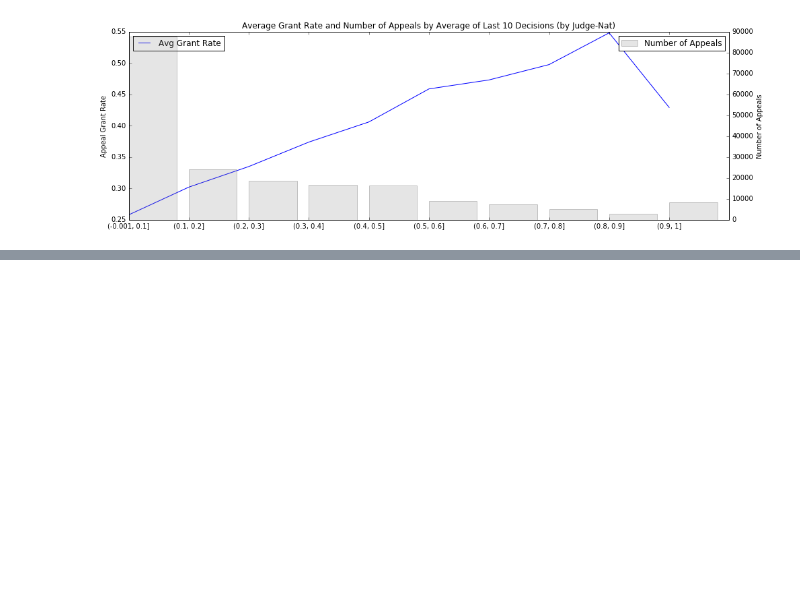
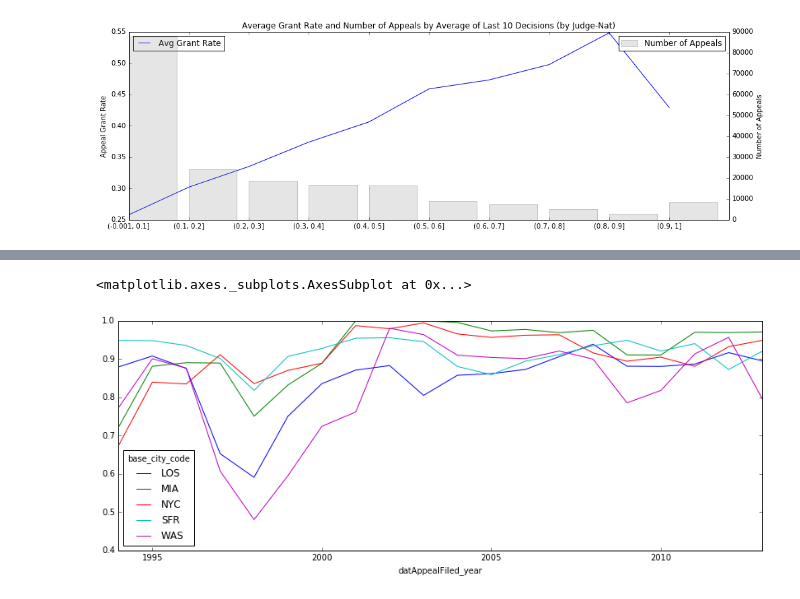
Before and after one commit to colinandrus/ml_course_project, a Jupyter notebook: notebooks/data_and_model_analysis.ipynb, the cells around one changed output, grey strips where cells are left out. Saved outputs shown, nothing was run; the diff lists cells and outputs as text; code cells hidden in the pictures; blank space fills up the shorter version.

Commit message:
predicted on non-appeals and compared propensity to appeal amongst likely successes

```diff
--- a/notebooks/data_and_model_analysis.ipynb
+++ b/notebooks/data_and_model_analysis.ipynb
@@ -165,0 +215,22 @@ last_10_judge = plot_feature(appeals, ['last_10_appeal_grant_by_judge_nat_bin'],
+# %%
+def sequential_model_prediction(df, appeals_df, cat_features, num_features, impute_methods, sequential_models):
+    """ Use sequential models to predict each year's outcomes  """
+
+    # initialize empty dictionary to collect all results
+    sequential_predictions = []
+
+    for i, year in enumerate(np.arange(1994, 2014, 1)):
+        _, X_test, _, _ = model_utils.get_model_data_by_year(
+            df, appeals_df, label=None, unique_id='idnproceeding', cat_features=cat_features,
+            num_features=num_features, impute_methods = impute_methods, predict_year=year)
+
+        # run and append predictions
+        model = sequential_models[i]
+        pred = pd.Series(data=model.predict(X_test), index=X_test.index.tolist())
+        sequential_predictions.append(pred)
+
+    return pd.DataFrame(pd.concat(sequential_predictions), columns=['pred'])
+# %%
+sequential_predictions = sequential_model_prediction(df=combined, appeals_df=appeals,cat_features=FULL_CAT_FEATURES,
+                                                     num_features=FULL_NUM_FEATURES, impute_methods=FULL_IMPUTE_METHODS,
+                                                     sequential_models=sequential_models)
@@ -165,0 +240,8 @@ last_10_judge = plot_feature(appeals, ['last_10_appeal_grant_by_judge_nat_bin'],
+# %%
+combined_pred = combined.merge(sequential_predictions, how='inner', left_on='idnproceeding', right_index=True)
+combined_pred_summary = combined_pred.groupby(['appealed', 'pred']).size().unstack()
+print("Model predicted only {:.1f}% of denied respondents who didn't appeal, would have been successful had they appealed.".format(
+    100 * float(combined_pred_summary.iloc[0][1]) / combined_pred_summary.iloc[0].sum()))
+print("This means {:.1f}% of those predicted to be successful did actually appeal after all.".format(
+    100 * float(combined_pred_summary.iloc[1][1]) / combined_pred_summary[1].sum()))
+combined_pred_summary
@@ -165,0 +257,3 @@ last_10_judge = plot_feature(appeals, ['last_10_appeal_grant_by_judge_nat_bin'],
+# %%
+likely_successes = combined_pred[combined_pred['pred'] == 1].copy()
+likely_successes.info()
@@ -165,0 +299,8 @@ last_10_judge = plot_feature(appeals, ['last_10_appeal_grant_by_judge_nat_bin'],
+# %%
+top_base = likely_successes['base_city_code'].value_counts().sort_values(ascending=False)[:5].index
+base_ts = likely_successes[likely_successes['base_city_code'].isin(top_base)].groupby(
+    ['datAppealFiled_year', 'base_city_code'])['appealed'].mean().unstack()
+base_ts.plot(figsize=(14, 5))
+# %% [output]
+<matplotlib.axes._subplots.AxesSubplot at 0x...>
+[figure, added]
```
Also changed, not shown: parts of 23 cells of this notebook.
